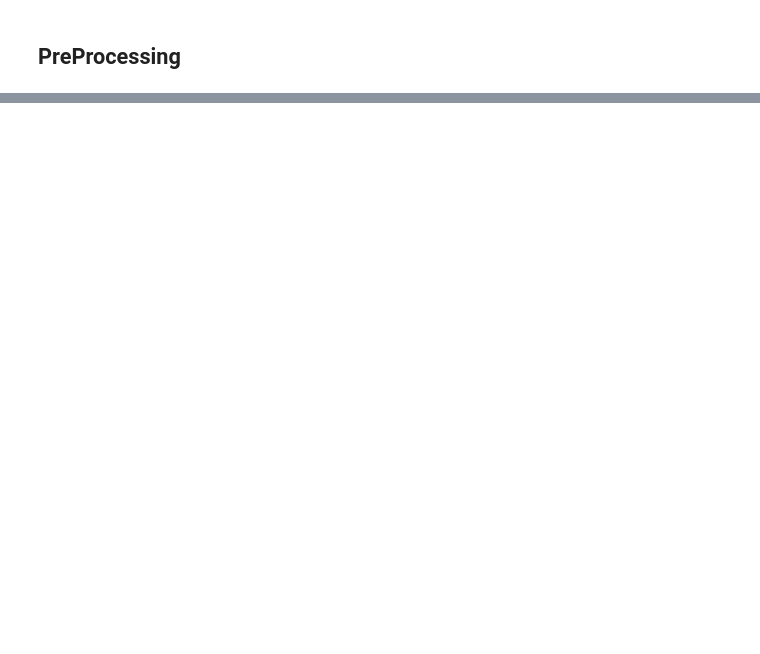
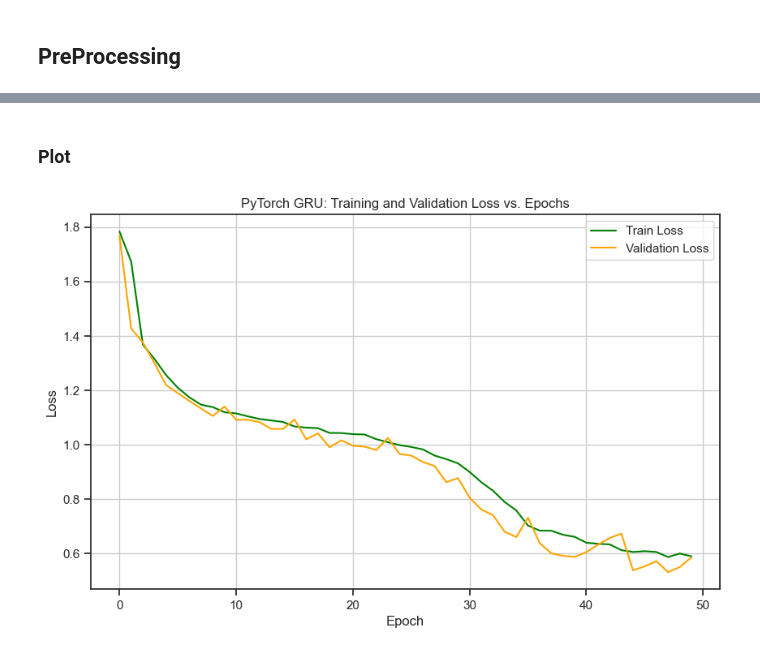
Before and after one commit to ShambaC/Deep-Learning-Lab-AI69202, a Jupyter notebook: Class 7/25AI92F02_Assignment7.ipynb, the cells around one changed output, grey strips where cells are left out. Cells and saved outputs as stored; diff of their text form; code cells hidden in the pictures; blank space fills up the shorter version.

```diff
--- a/Class 7/25AI92F02_Assignment7.ipynb
+++ b/Class 7/25AI92F02_Assignment7.ipynb
@@ -182,0 +421,35 @@ X_test_final_scaled = scaler.transform(X_test_final)
+# %%
+class PyTorchGRU(nn.Module):
+    def __init__(self, input_size, hidden_size, num_layers, num_classes, dropout=0.0):
+        super(PyTorchGRU, self).__init__()
+        self.hidden_size = hidden_size
+        self.num_layers = num_layers
+
+        # PyTorch native GRU
+        self.gru = nn.GRU(
+            input_size=input_size,
+            hidden_size=hidden_size,
+            num_layers=num_layers,
+            batch_first=True,
+            dropout=dropout if num_layers > 1 else 0
+        )
+
+        self.dropout = nn.Dropout(dropout)
+        self.fc = nn.Linear(hidden_size, num_classes)
+
+    def forward(self, x):
+        h0 = torch.zeros(self.num_layers, x.size(0), self.hidden_size).to(x.device)
+
+        out, _ = self.gru(x, h0)
+
+        out = self.dropout(out[:, -1, :])
+
+        out = self.fc(out)
+        return out
+# %%
+# Initialize PyTorch GRU Model
+pytorch_model = PyTorchGRU(INPUT_SIZE, HIDDEN_SIZE, NUM_LAYERS, NUM_CLASSES, DROPOUT).to(device)
+
+criterion_pt = nn.CrossEntropyLoss()
+optimizer_pt = torch.optim.AdamW(pytorch_model.parameters(), lr=LEARNING_RATE)
+scheduler_pt = torch.optim.lr_scheduler.ReduceLROnPlateau(optimizer_pt, mode='min', factor=0.5, patience=3)
@@ -182,0 +514,14 @@ X_test_final_scaled = scaler.transform(X_test_final)
+# %% [markdown]
+### Plot
+# %%
+plt.figure(figsize=(10,6))
+plt.plot(pt_train_losses, label='Train Loss', color='green')
+plt.plot(pt_val_losses, label='Validation Loss', color='orange')
+plt.xlabel('Epoch')
+plt.ylabel('Loss')
+plt.title('PyTorch GRU: Training and Validation Loss vs. Epochs')
+plt.legend()
+plt.grid()
+plt.show()
+# %% [output]
+[figure, added]
```
Also changed, not shown: parts of 16 cells of this notebook, 2 other files.
